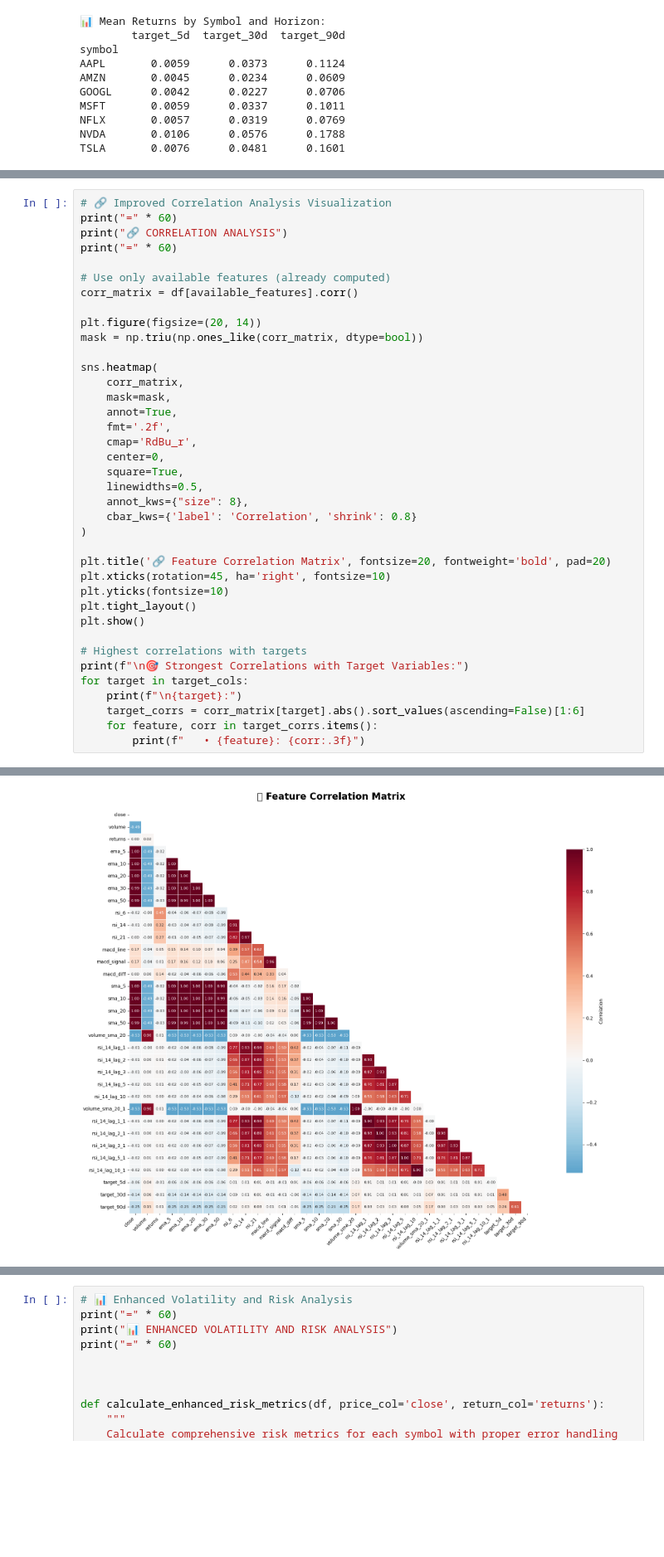
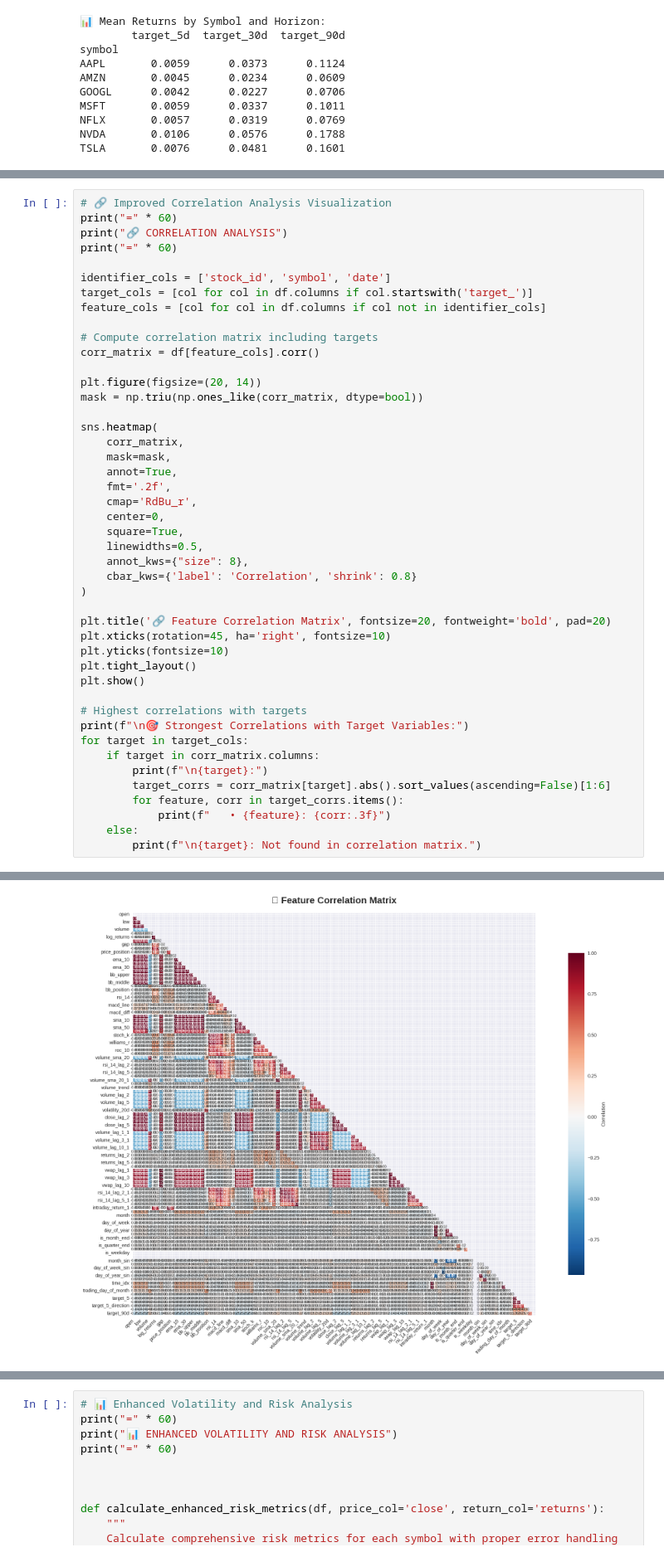
Before and after one commit to Arkhe-ff15/multimodal-stock-prediction, a Jupyter notebook: notebooks/01_financial_data_eda.ipynb, the cells around one changed output, grey strips where cells are left out. Shown at 83% size. Drawn from its saved outputs; the diff is of its cells as text; blank space fills up the shorter version.

```diff
--- a/notebooks/01_financial_data_eda.ipynb
+++ b/notebooks/01_financial_data_eda.ipynb
@@ -866,43 +866,50 @@ print("=" * 60)
 print("🔗 CORRELATION ANALYSIS")
 print("=" * 60)
 
-# Use only available features (already computed)
-corr_matrix = df[available_features].corr()
+identifier_cols = ['stock_id', 'symbol', 'date']
+target_cols = [col for col in df.columns if col.startswith('target_')]
+feature_cols = [col for col in df.columns if col not in identifier_cols]
+
+# Compute correlation matrix including targets
+corr_matrix = df[feature_cols].corr()
 
 plt.figure(figsize=(20, 14))
 mask = np.triu(np.ones_like(corr_matrix, dtype=bool))
 
 sns.heatmap(
     corr_matrix,
     mask=mask,
     annot=True,
     fmt='.2f',
     cmap='RdBu_r',
     center=0,
     square=True,
     linewidths=0.5,
     annot_kws={"size": 8},
     cbar_kws={'label': 'Correlation', 'shrink': 0.8}
 )
 
 plt.title('🔗 Feature Correlation Matrix', fontsize=20, fontweight='bold', pad=20)
 plt.xticks(rotation=45, ha='right', fontsize=10)
 plt.yticks(fontsize=10)
 plt.tight_layout()
 plt.show()
 
 # Highest correlations with targets
 print(f"\n🎯 Strongest Correlations with Target Variables:")
 for target in target_cols:
-    print(f"\n{target}:")
-    target_corrs = corr_matrix[target].abs().sort_values(ascending=False)[1:6]
-    for feature, corr in target_corrs.items():
-        print(f"   • {feature}: {corr:.3f}")
+    if target in corr_matrix.columns:
+        print(f"\n{target}:")
+        target_corrs = corr_matrix[target].abs().sort_values(ascending=False)[1:6]
+        for feature, corr in target_corrs.items():
+            print(f"   • {feature}: {corr:.3f}")
+    else:
+        print(f"\n{target}: Not found in correlation matrix.")
 # %% [output]
 ============================================================
 🔗 CORRELATION ANALYSIS
 ============================================================
-[figure, old version]
+[figure, new version]
 🎯 Strongest Correlations with Target Variables:
 
 target_5d:
```
Also changed, not shown: parts of 4 cells of this notebook, 5 other files.
